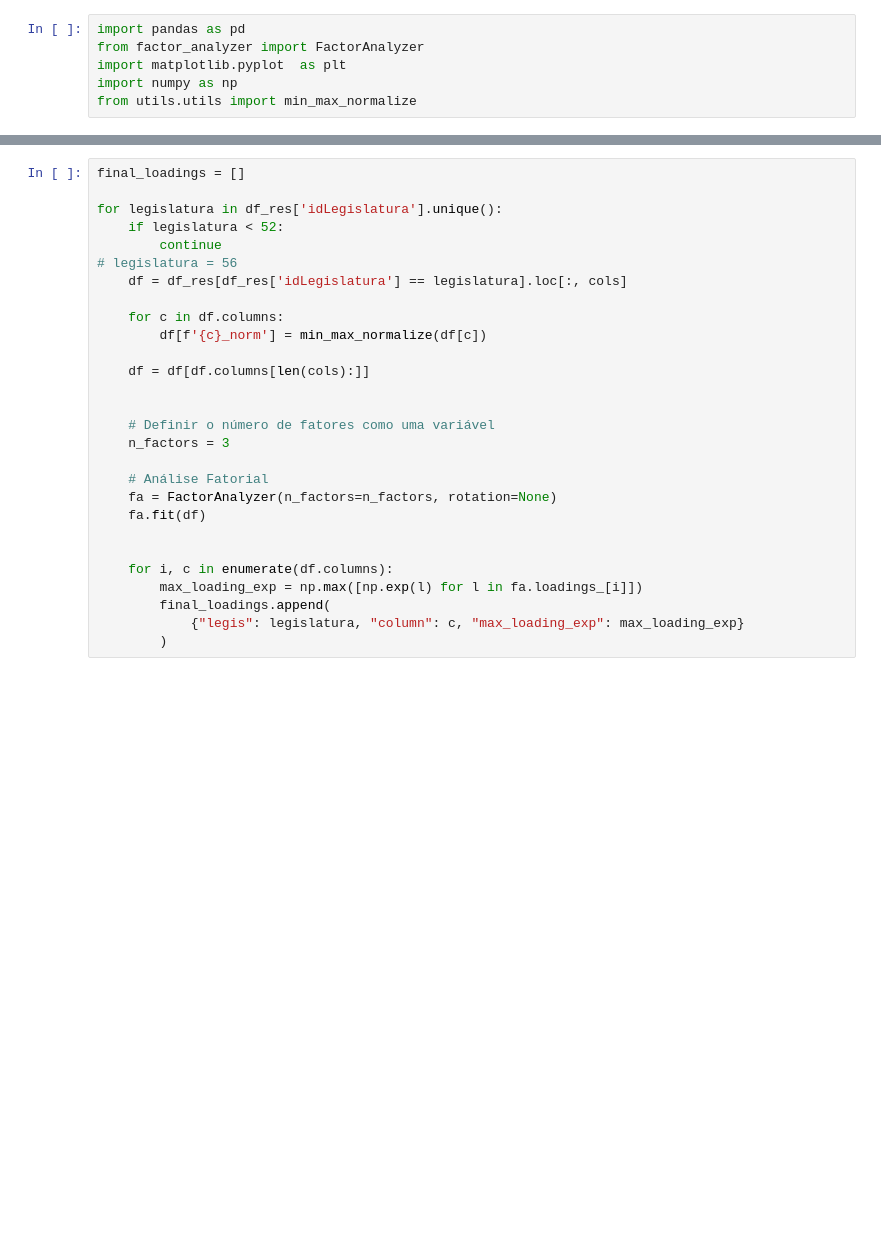
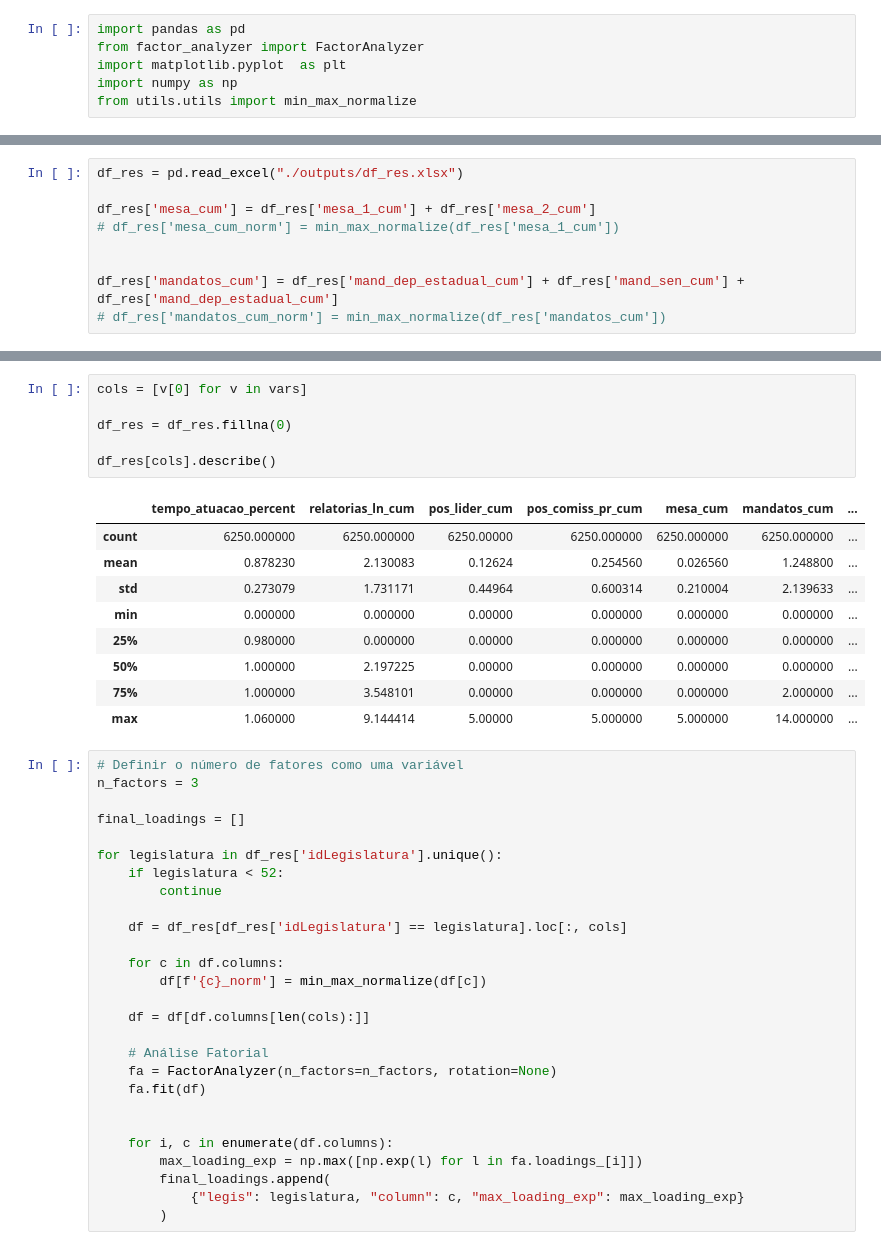
Before and after one commit to AcacioTelechi/redem-index, a Jupyter notebook: analise_fatorial_v2.ipynb, the cells around one changed output, grey strips where cells are left out. Saved outputs shown, nothing was run; the diff lists cells and outputs as text; blank space fills up the shorter version.

```diff
--- a/analise_fatorial_v2.ipynb
+++ b/analise_fatorial_v2.ipynb
@@ -34,0 +7,9 @@ df_res[cols].describe()
+# %%
+df_res = pd.read_excel("./outputs/df_res.xlsx")
+
+df_res['mesa_cum'] = df_res['mesa_1_cum'] + df_res['mesa_2_cum']
+# df_res['mesa_cum_norm'] = min_max_normalize(df_res['mesa_1_cum'])
+
+
+df_res['mandatos_cum'] = df_res['mand_dep_estadual_cum'] + df_res['mand_sen_cum'] + df_res['mand_dep_estadual_cum']
+# df_res['mandatos_cum_norm'] = min_max_normalize(df_res['mandatos_cum'])
@@ -35,20 +33,35 @@ df_res[cols].describe()
+# %%
+cols = [v[0] for v in vars]
+
+df_res = df_res.fillna(0)
+
+df_res[cols].describe()
+# %% [output]
+|  | tempo_atuacao_percent | relatorias_ln_cum | pos_lider_cum | pos_comiss_pr_cum | mesa_cum | mandatos_cum | ... |
+| count | 6250.000000 | 6250.000000 | 6250.00000 | 6250.000000 | 6250.000000 | 6250.000000 | ... |
+| mean | 0.878230 | 2.130083 | 0.12624 | 0.254560 | 0.026560 | 1.248800 | ... |
+| std | 0.273079 | 1.731171 | 0.44964 | 0.600314 | 0.210004 | 2.139633 | ... |
+| min | 0.000000 | 0.000000 | 0.00000 | 0.000000 | 0.000000 | 0.000000 | ... |
+| 25% | 0.980000 | 0.000000 | 0.00000 | 0.000000 | 0.000000 | 0.000000 | ... |
+| 50% | 1.000000 | 2.197225 | 0.00000 | 0.000000 | 0.000000 | 0.000000 | ... |
+| 75% | 1.000000 | 3.548101 | 0.00000 | 0.000000 | 0.000000 | 2.000000 | ... |
+| max | 1.060000 | 9.144414 | 5.00000 | 5.000000 | 5.000000 | 14.000000 | ... |
 # %%
+# Definir o número de fatores como uma variável
+n_factors = 3
+
 final_loadings = []
 
 for legislatura in df_res['idLegislatura'].unique():
     if legislatura < 52:
         continue
-# legislatura = 56
+
     df = df_res[df_res['idLegislatura'] == legislatura].loc[:, cols]
 
     for c in df.columns:
         df[f'{c}_norm'] = min_max_normalize(df[c])
 
     df = df[df.columns[len(cols):]]
-
-
-    # Definir o número de fatores como uma variável
-    n_factors = 3
 
     # Análise Fatorial
     fa = FactorAnalyzer(n_factors=n_factors, rotation=None)
```
Also changed, not shown: parts of 8 cells of this notebook, 7 other files.
